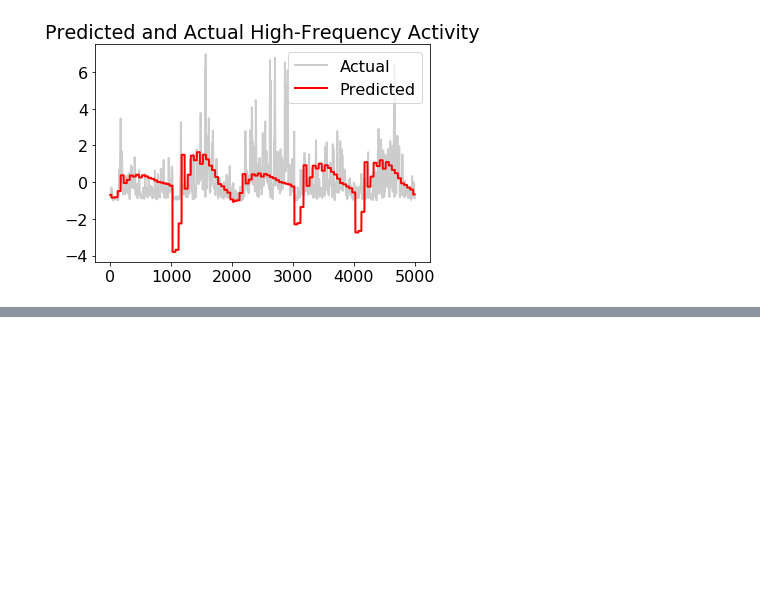
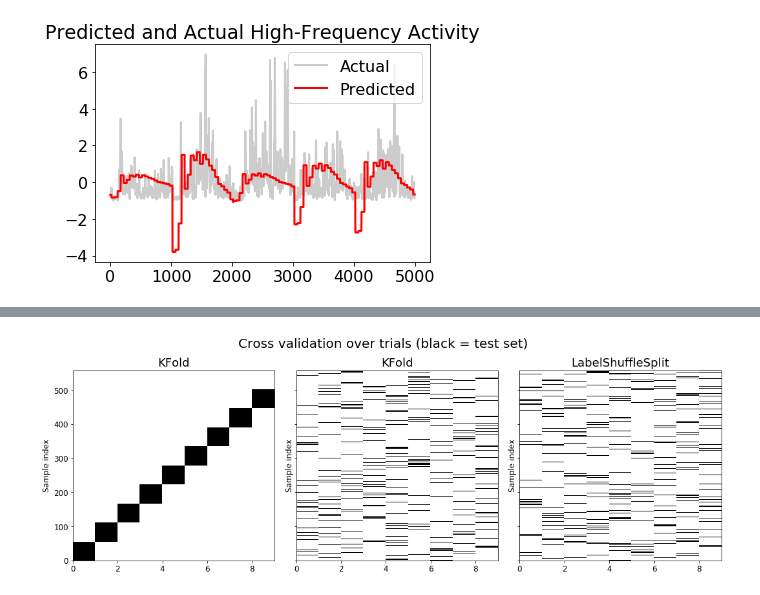
Before and after one commit to pinheirochagas/lbcn_encoding_decoding, a Jupyter notebook: notebooks/encoding_model_examplar_channel.ipynb, the cells around one changed output, grey strips where cells are left out. Cells and saved outputs as stored; diff of their text form; code cells hidden in the pictures; blank space fills up the shorter version.

```diff
--- a/notebooks/encoding_model_examplar_channel.ipynb
+++ b/notebooks/encoding_model_examplar_channel.ipynb
@@ -511,0 +618,24 @@ _ = ax.legend(['Actual', 'Predicted'])
+# %%
+trials = np.arange(1,trials)
+# We'll use the KFold iterator, shuffling trial numbers first
+n_cv_iterations = 10
+cross_val_iterator = cv.KFold(len(trials), n_folds=5, shuffle=True)
+model = Ridge(alpha=1e5)
+
+# Iterating across trials (labels)
+trials = np.arange(len(trials))
+cv_iterators = [cv.KFold(len(trials), n_folds=n_cv_iterations),
+                cv.KFold(len(trials), n_folds=n_cv_iterations, shuffle=True),
+                cv.LabelShuffleSplit(trials, n_iter=n_cv_iterations,
+                                     test_size=.1)]
+
+fig, axs = plt.subplots(1, len(cv_iterators), figsize=(15, 5),
+                        sharey=True, sharex=True)
+for ax, icv in zip(axs, cv_iterators):
+    ax = plot_cv_indices(icv, ax)
+    ax.set_title(type(icv).__name__, fontsize=18)
+fig.suptitle('Cross validation over trials (black = test set)',
+             fontsize=20, y=1.05)
+plt.tight_layout()
+# %% [output]
+[figure, added]
```
Also changed, not shown: parts of 16 cells of this notebook, 1 other file.
